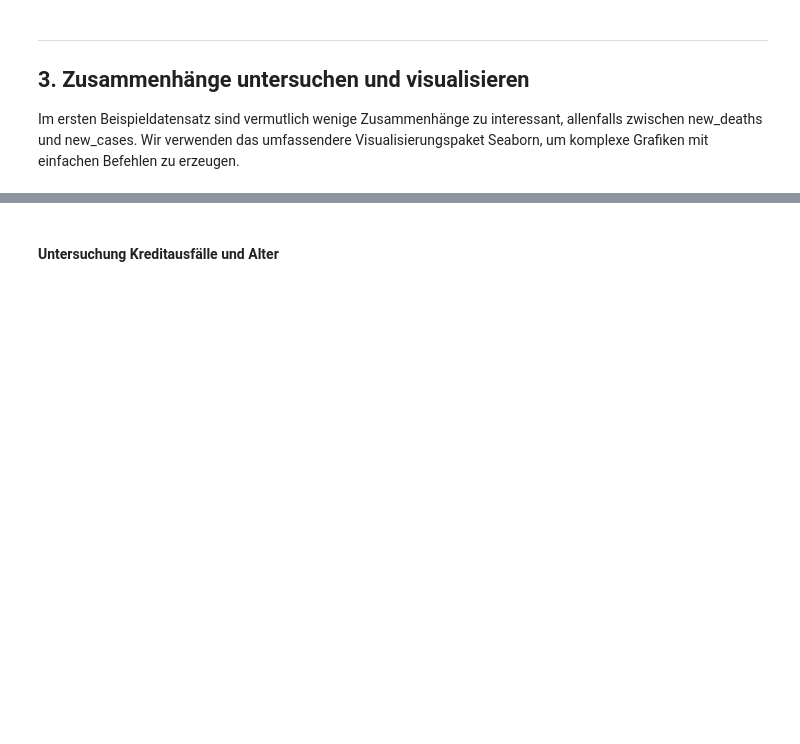
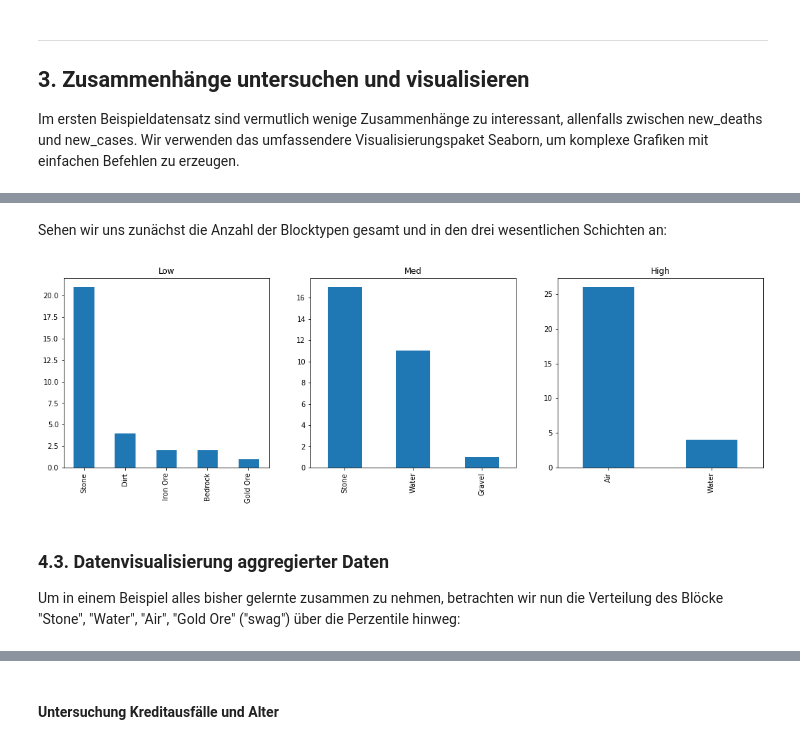
Before and after one commit to mesa-ai/smi-datenanalyse-ba, a Jupyter notebook: 03 - Data Exploration.ipynb, the cells around one changed output, grey strips where cells are left out. Saved outputs shown, nothing was run; the diff lists cells and outputs as text; code cells hidden in the pictures; blank space fills up the shorter version.

```diff
--- a/03 - Data Exploration.ipynb
+++ b/03 - Data Exploration.ipynb
@@ -209,0 +499,17 @@ sns.pairplot(df.loc[:,["new_cases","new_deaths", "active"]])
+# %% [markdown]
+
+Sehen wir uns zunächst die Anzahl der Blocktypen gesamt und in den drei wesentlichen Schichten an:
+# %%
+fig, ax = plt.subplots(1,3,figsize=(18,5))
+ax[0].set_title("Low")
+df_kern[df_kern.layer=="low"].blockname.value_counts().plot(kind="bar", ax=ax[0])
+ax[1].set_title("Med")
+df_kern[df_kern.layer=="mid"].blockname.value_counts().plot(kind="bar", ax=ax[1])
+ax[2].set_title("High")
+df_kern[df_kern.layer=="high"].blockname.value_counts().plot(kind="bar", ax=ax[2])
+plt.show()
+# %% [output]
+[figure, added]
+# %% [markdown]
+### 4.3. Datenvisualisierung aggregierter Daten
+Um in einem Beispiel alles bisher gelernte zusammen zu nehmen, betrachten wir nun die Verteilung des Blöcke "Stone", "Water", "Air", "Gold Ore" ("swag") über die Perzentile hinweg:
```
Also changed, not shown: parts of 67 cells of this notebook, 2 other files.
